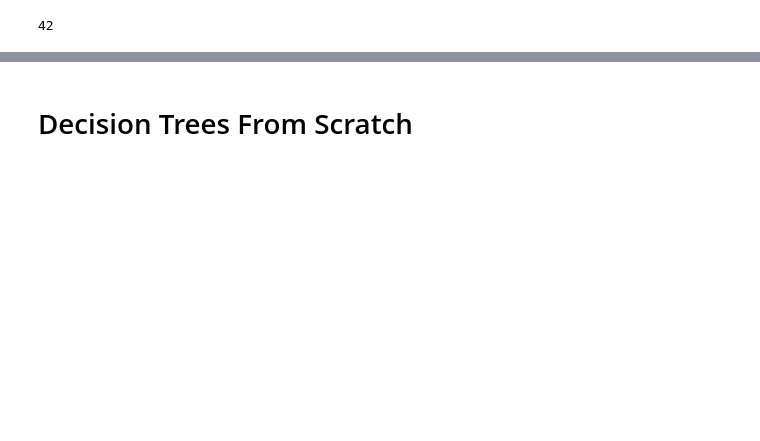
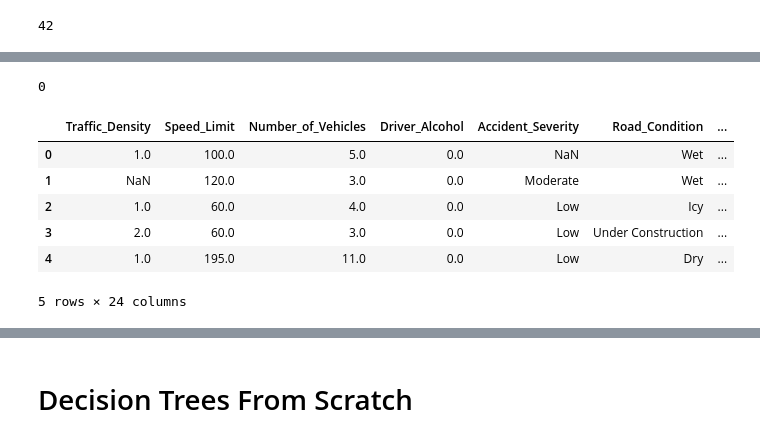
Before and after one commit to AsfandYar-Ktk/Decision-Trees, a Jupyter notebook: Decision_Trees.ipynb, the cells around one changed output, grey strips where cells are left out. Drawn from its saved outputs; the diff is of its cells as text; code cells hidden in the pictures; blank space fills up the shorter version.

```diff
--- a/Decision_Trees.ipynb
+++ b/Decision_Trees.ipynb
@@ -52,23 +52,6 @@ df_copy['Weather'].value_counts()
 | Snowy | 87 |
 | Stormy | 40 |
 dtype: int64
-# %%
-# prompt: in the df_copy dataframe. one hot encode the weather Feature for all of its categories.
-
-import pandas as pd
-# Assuming df_copy is already defined and loaded with data
-
-# Perform one-hot encoding on the 'Weather' column
-weather_dummies = pd.get_dummies(df_copy['Weather'], prefix='Weather')
-
-# Concatenate the one-hot encoded columns with the original DataFrame
-df_copy = pd.concat([df_copy, weather_dummies], axis=1)
-
-# Optionally, drop the original 'Weather' column if no longer needed
-df_copy = df_copy.drop('Weather', axis=1)
-
-# Display the updated DataFrame (optional)
-print(df_copy.head())
 # %%
 weather_dummies = pd.get_dummies(df_copy['Weather'], prefix='Weather')
 print(weather_dummies)
@@ -293,6 +278,6 @@ df_copy['Speed_Limit'].isna().sum()
 42
 # %%
 df_copy_2 = df_copy.copy()
-df_copy_2 = df_copy_2.Speed_Limit.fillna(60)
-print(df_copy_2)
+df_copy_2.Speed_Limit = df_copy_2.Speed_Limit.fillna(60)
+df_copy_2.Speed_Limit
 # %% [output]
@@ -310,0 +298,14 @@ Name: Speed_Limit, Length: 840, dtype: float64
+# %%
+df_copy_2['Speed_Limit'].isna().sum()
+# %% [output]
+0
+# %%
+df_copy_2.head()
+# %% [output]
+|  | Traffic_Density | Speed_Limit | Number_of_Vehicles | Driver_Alcohol | Accident_Severity | Road_Condition | ... |
+| 0 | 1.0 | 100.0 | 5.0 | 0.0 | NaN | Wet | ... |
+| 1 | NaN | 120.0 | 3.0 | 0.0 | Moderate | Wet | ... |
+| 2 | 1.0 | 60.0 | 4.0 | 0.0 | Low | Icy | ... |
+| 3 | 2.0 | 60.0 | 3.0 | 0.0 | Low | Under Construction | ... |
+| 4 | 1.0 | 195.0 | 11.0 | 0.0 | Low | Dry | ... |
+5 rows × 24 columns
```
Also changed, not shown: parts of 10 cells of this notebook.
